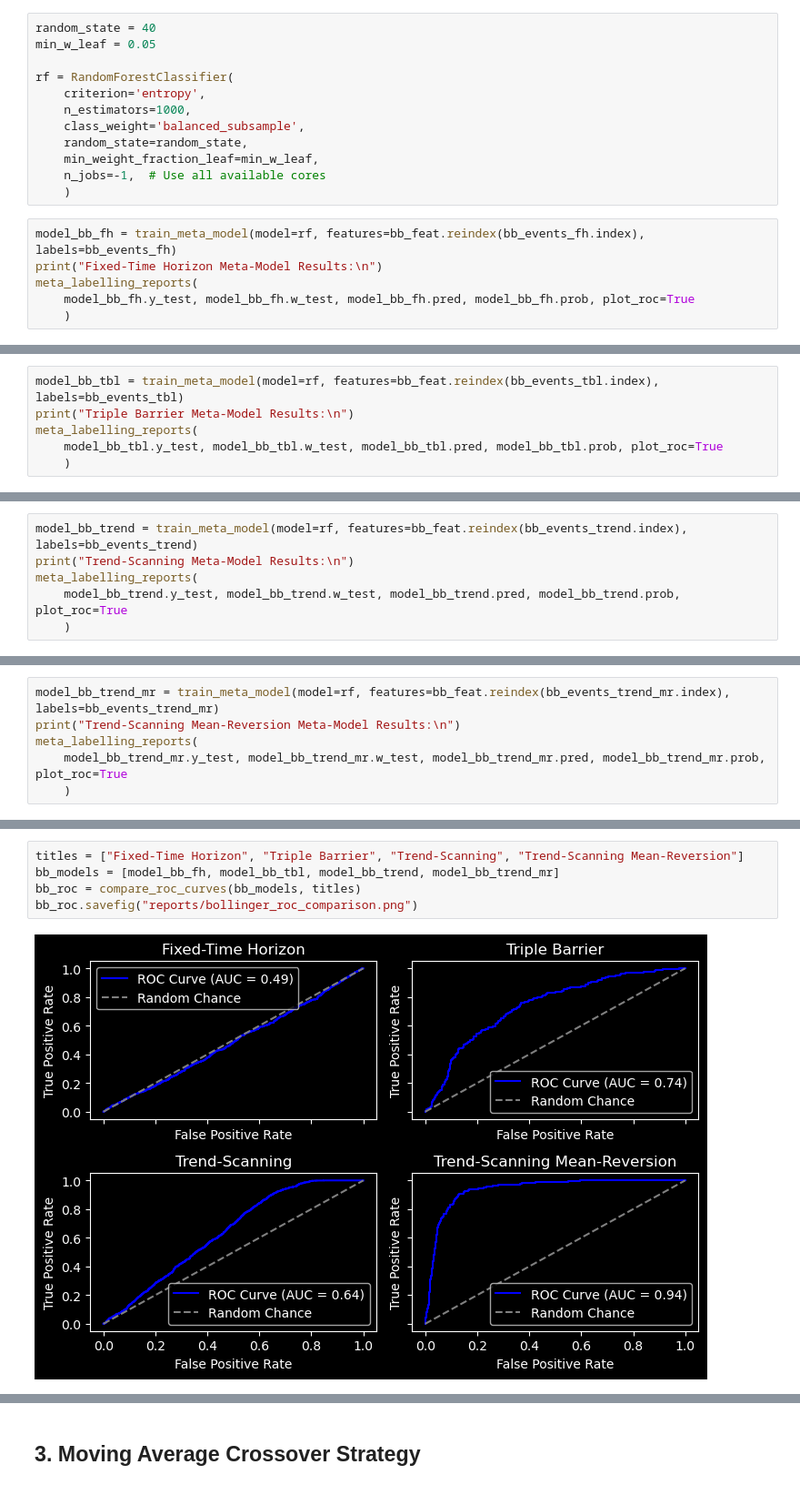
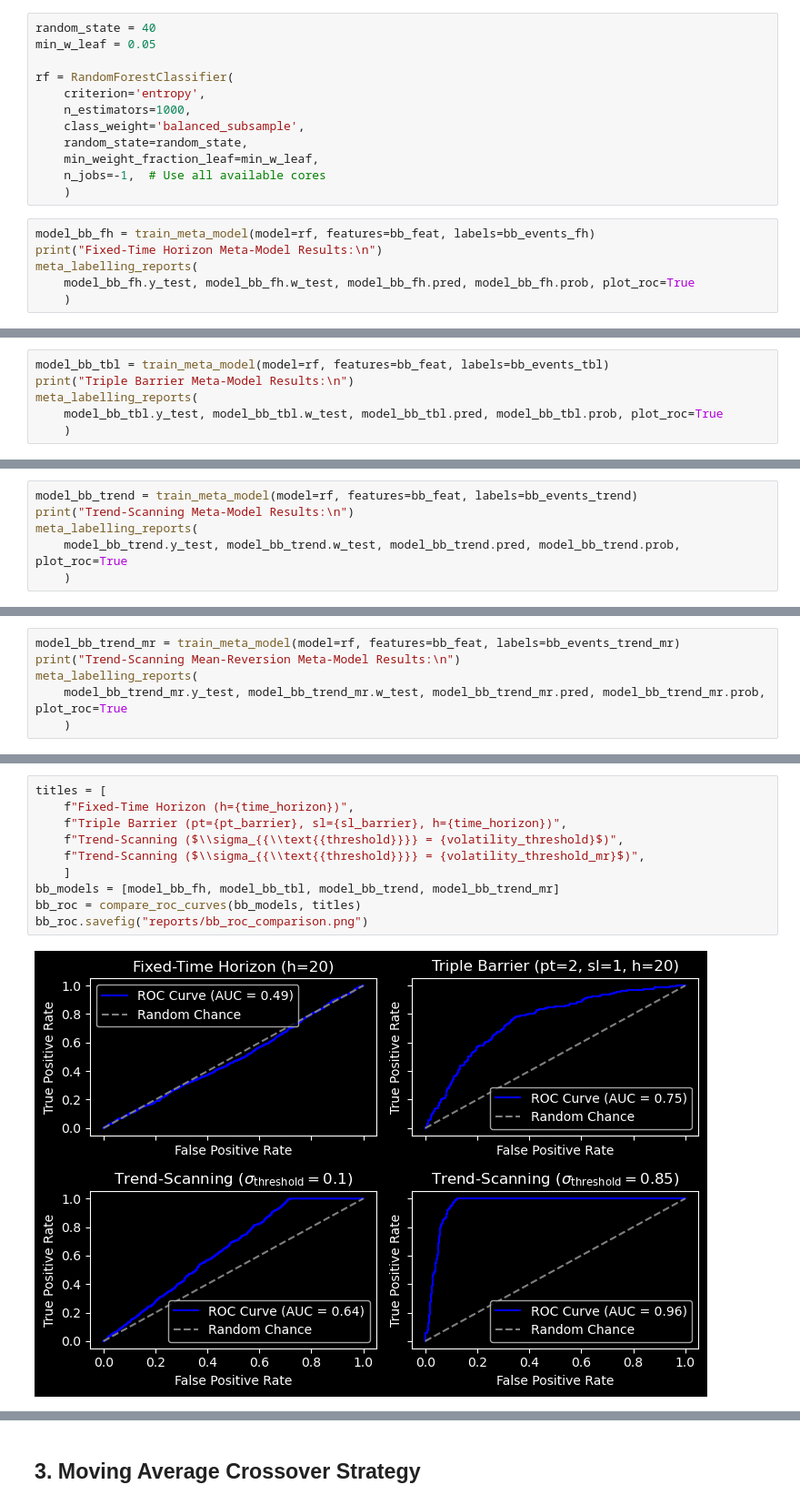
Before and after one commit to pnjoroge54/Machine-Learning-Blueprint, a Jupyter notebook: notebooks/Part_3-Labeling.ipynb, the cells around one changed output, grey strips where cells are left out. Shown: that part at 91% size. Cells and saved outputs as stored; diff of their text form.

Commit message:
Modified titles and fixed saving of reports

```diff
--- a/notebooks/Part_3-Labeling.ipynb
+++ b/notebooks/Part_3-Labeling.ipynb
@@ -305,7 +308,7 @@ rf = RandomForestClassifier(
     n_jobs=-1,  # Use all available cores
     )
 # %%
-model_bb_fh = train_meta_model(model=rf, features=bb_feat.reindex(bb_events_fh.index), labels=bb_events_fh)
+model_bb_fh = train_meta_model(model=rf, features=bb_feat, labels=bb_events_fh)
 print("Fixed-Time Horizon Meta-Model Results:\n")
 meta_labelling_reports(
     model_bb_fh.y_test, model_bb_fh.w_test, model_bb_fh.pred, model_bb_fh.prob, plot_roc=True
@@ -332,5 +335,5 @@ Confusion Matrix:
 # %%
-model_bb_tbl = train_meta_model(model=rf, features=bb_feat.reindex(bb_events_tbl.index), labels=bb_events_tbl)
+model_bb_tbl = train_meta_model(model=rf, features=bb_feat, labels=bb_events_tbl)
 print("Triple Barrier Meta-Model Results:\n")
 meta_labelling_reports(
     model_bb_tbl.y_test, model_bb_tbl.w_test, model_bb_tbl.pred, model_bb_tbl.prob, plot_roc=True
@@ -357,5 +360,5 @@ Confusion Matrix:
 # %%
-model_bb_trend = train_meta_model(model=rf, features=bb_feat.reindex(bb_events_trend.index), labels=bb_events_trend)
+model_bb_trend = train_meta_model(model=rf, features=bb_feat, labels=bb_events_trend)
 print("Trend-Scanning Meta-Model Results:\n")
 meta_labelling_reports(
     model_bb_trend.y_test, model_bb_trend.w_test, model_bb_trend.pred, model_bb_trend.prob, plot_roc=True
@@ -382,5 +385,5 @@ Confusion Matrix:
 # %%
-model_bb_trend_mr = train_meta_model(model=rf, features=bb_feat.reindex(bb_events_trend_mr.index), labels=bb_events_trend_mr)
+model_bb_trend_mr = train_meta_model(model=rf, features=bb_feat, labels=bb_events_trend_mr)
 print("Trend-Scanning Mean-Reversion Meta-Model Results:\n")
 meta_labelling_reports(
     model_bb_trend_mr.y_test, model_bb_trend_mr.w_test, model_bb_trend_mr.pred, model_bb_trend_mr.prob, plot_roc=True
@@ -407,8 +410,13 @@ Confusion Matrix:
 # %%
-titles = ["Fixed-Time Horizon", "Triple Barrier", "Trend-Scanning", "Trend-Scanning Mean-Reversion"]
+titles = [
+    f"Fixed-Time Horizon (h={time_horizon})",
+    f"Triple Barrier (pt={pt_barrier}, sl={sl_barrier}, h={time_horizon})",
+    f"Trend-Scanning ($\\sigma_{{\\text{{threshold}}}} = {volatility_threshold}$)",
+    f"Trend-Scanning ($\\sigma_{{\\text{{threshold}}}} = {volatility_threshold_mr}$)",
+    ]
 bb_models = [model_bb_fh, model_bb_tbl, model_bb_trend, model_bb_trend_mr]
 bb_roc = compare_roc_curves(bb_models, titles)
-bb_roc.savefig("reports/bollinger_roc_comparison.png")
+bb_roc.savefig("reports/bb_roc_comparison.png")
 # %% [output]
-[figure, old version]
+[figure, new version]
 # %%
```
Also changed, not shown: parts of 24 cells of this notebook.
